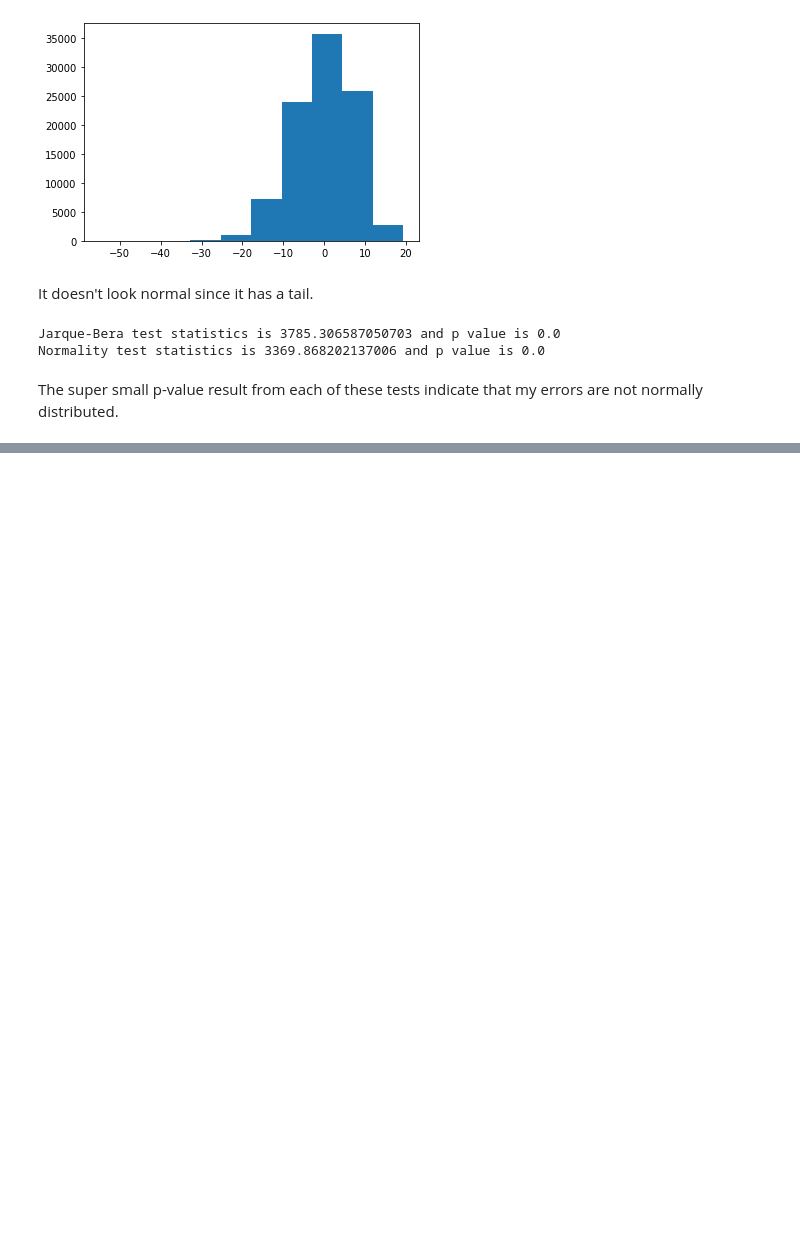
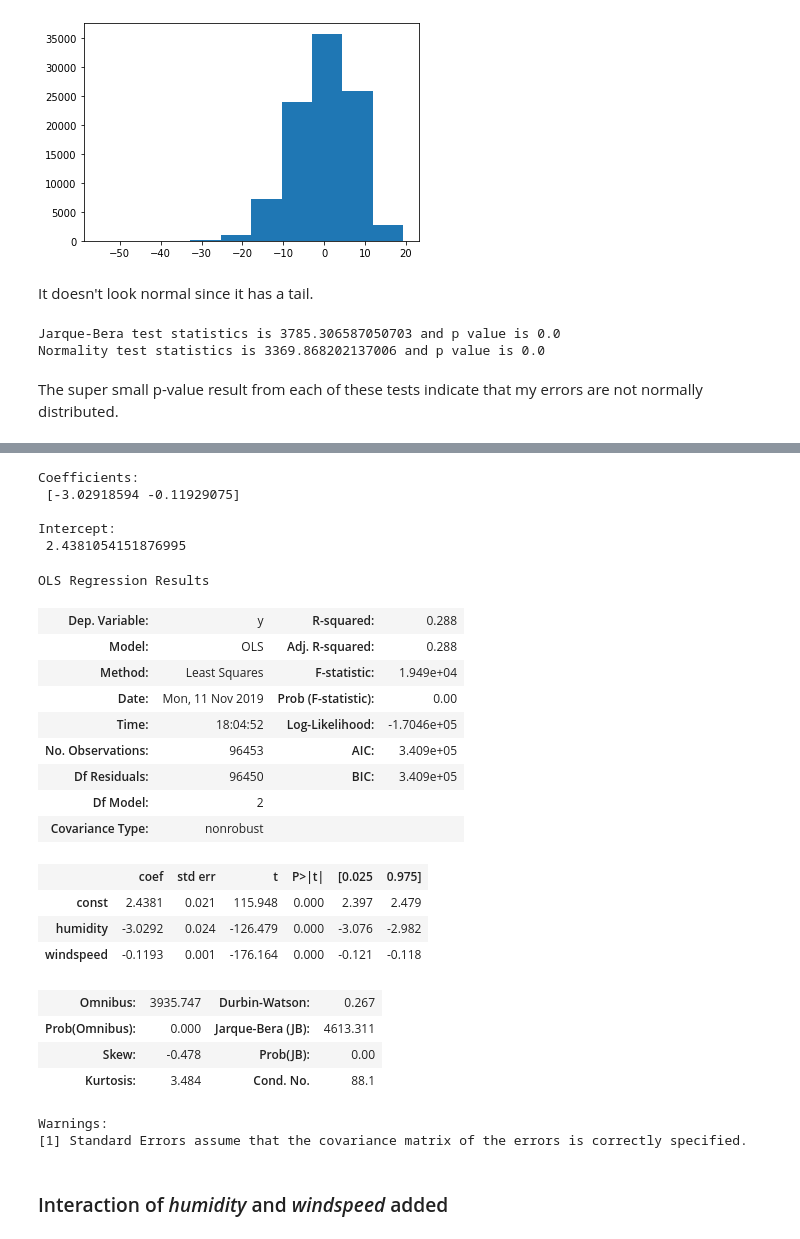
Before and after one commit to mrkjhsn/Thinkful-Exercises, a Jupyter notebook: linear_regression_weather.ipynb, the cells around one changed output, grey strips where cells are left out. Cells and saved outputs as stored; diff of their text form; code cells hidden in the pictures; blank space fills up the shorter version.

```diff
--- a/linear_regression_weather.ipynb
+++ b/linear_regression_weather.ipynb
@@ -389,0 +404,67 @@ The super small p-value result from each of these tests indicate that my errors
+# %%
+postgres_user = 'dsbc_student'
+postgres_pw = '7*.8G9QH21'
+postgres_host = '142.93.121.174'
+postgres_port = '5432'
+postgres_db = 'weatherinszeged'
+
+engine = create_engine('postgresql://{}:{}@{}:{}/{}'.format(
+    postgres_user, postgres_pw, postgres_host, postgres_port, postgres_db))
+
+weather = pd.read_sql_query('select * from weatherinszeged',con=engine)
+
+engine.dispose()
+# %%
+# using sklearn
+# Y is the target variable
+Y = weather.apparenttemperature - weather.temperature
+# X is the feature set which includes
+# is_male and is_smoker variables
+X = weather.loc[:,'humidity':'windspeed']
+
+# We create a LinearRegression model object
+# from scikit-learn's linear_model module.
+lrm = linear_model.LinearRegression()
+
+# fit method estimates the coefficients using OLS
+lrm.fit(X, Y)
+
+# Inspect the results.
+print('\nCoefficients: \n', lrm.coef_)
+print('\nIntercept: \n', lrm.intercept_)
+# %% [output]
+Coefficients:
+ [-3.02918594 -0.11929075]
+
+Intercept:
+ 2.4381054151876995
+# %%
+# using statsmodel
+X = sm.add_constant(X)
+
+results = sm.OLS(Y, X).fit()
+
+results.summary()
+# %% [output]
+OLS Regression Results
+| Dep. Variable: | y | R-squared: | 0.288 |
+| Model: | OLS | Adj. R-squared: | 0.288 |
+| Method: | Least Squares | F-statistic: | 1.949e+04 |
+| Date: | Mon, 11 Nov 2019 | Prob (F-statistic): | 0.00 |
+| Time: | 18:04:52 | Log-Likelihood: | -1.7046e+05 |
+| No. Observations: | 96453 | AIC: | 3.409e+05 |
+| Df Residuals: | 96450 | BIC: | 3.409e+05 |
+| Df Model: | 2 |  |  |
+| Covariance Type: | nonrobust |  |  |
+|  | coef | std err | t | P>|t| | [0.025 | 0.975] |
+| const | 2.4381 | 0.021 | 115.948 | 0.000 | 2.397 | 2.479 |
+| humidity | -3.0292 | 0.024 | -126.479 | 0.000 | -3.076 | -2.982 |
+| windspeed | -0.1193 | 0.001 | -176.164 | 0.000 | -0.121 | -0.118 |
+| Omnibus: | 3935.747 | Durbin-Watson: | 0.267 |
+| Prob(Omnibus): | 0.000 | Jarque-Bera (JB): | 4613.311 |
+| Skew: | -0.478 | Prob(JB): | 0.00 |
+| Kurtosis: | 3.484 | Cond. No. | 88.1 |
+Warnings:
+[1] Standard Errors assume that the covariance matrix of the errors is correctly specified.
+# %% [markdown]
+### Interaction of *humidity* and *windspeed* added
```
Also changed, not shown: parts of 5 cells of this notebook.
